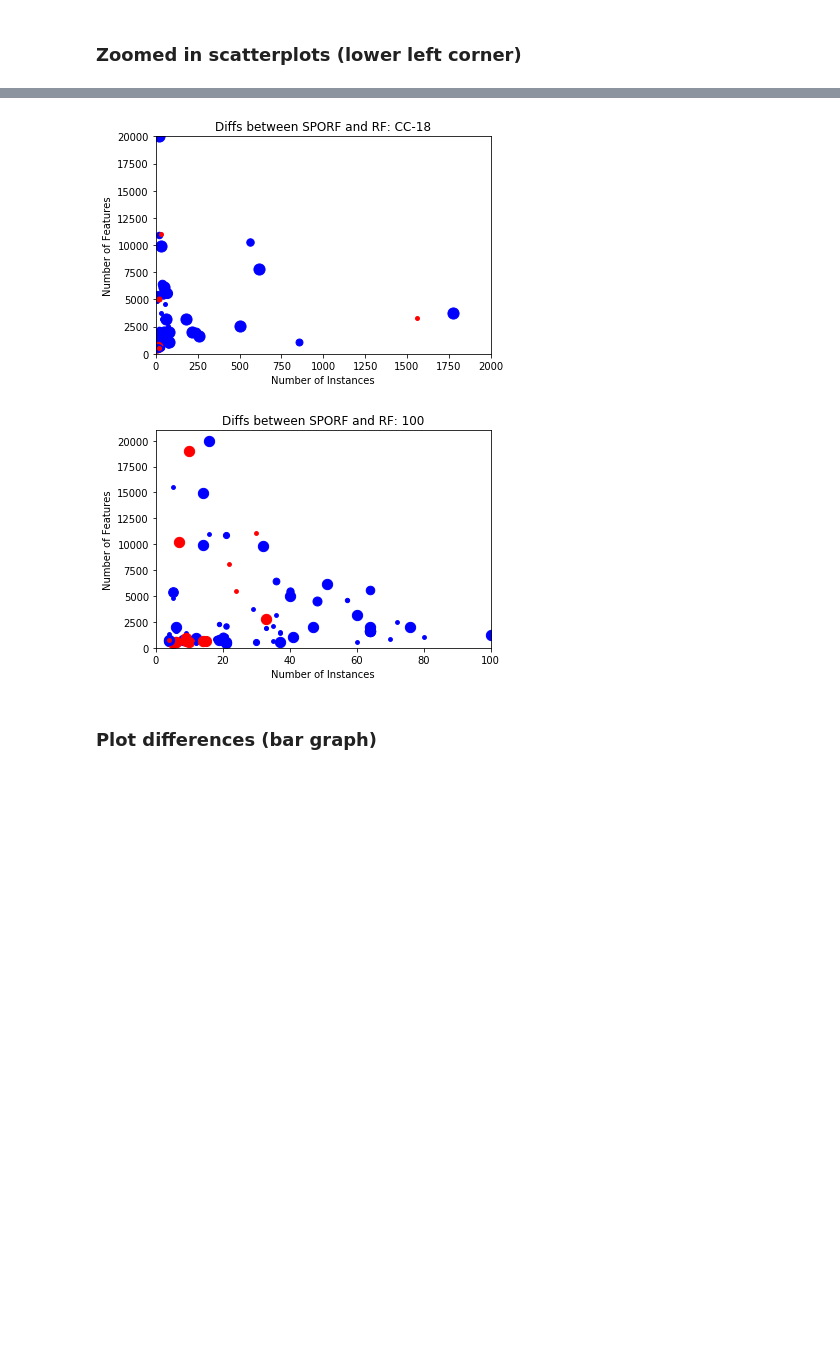
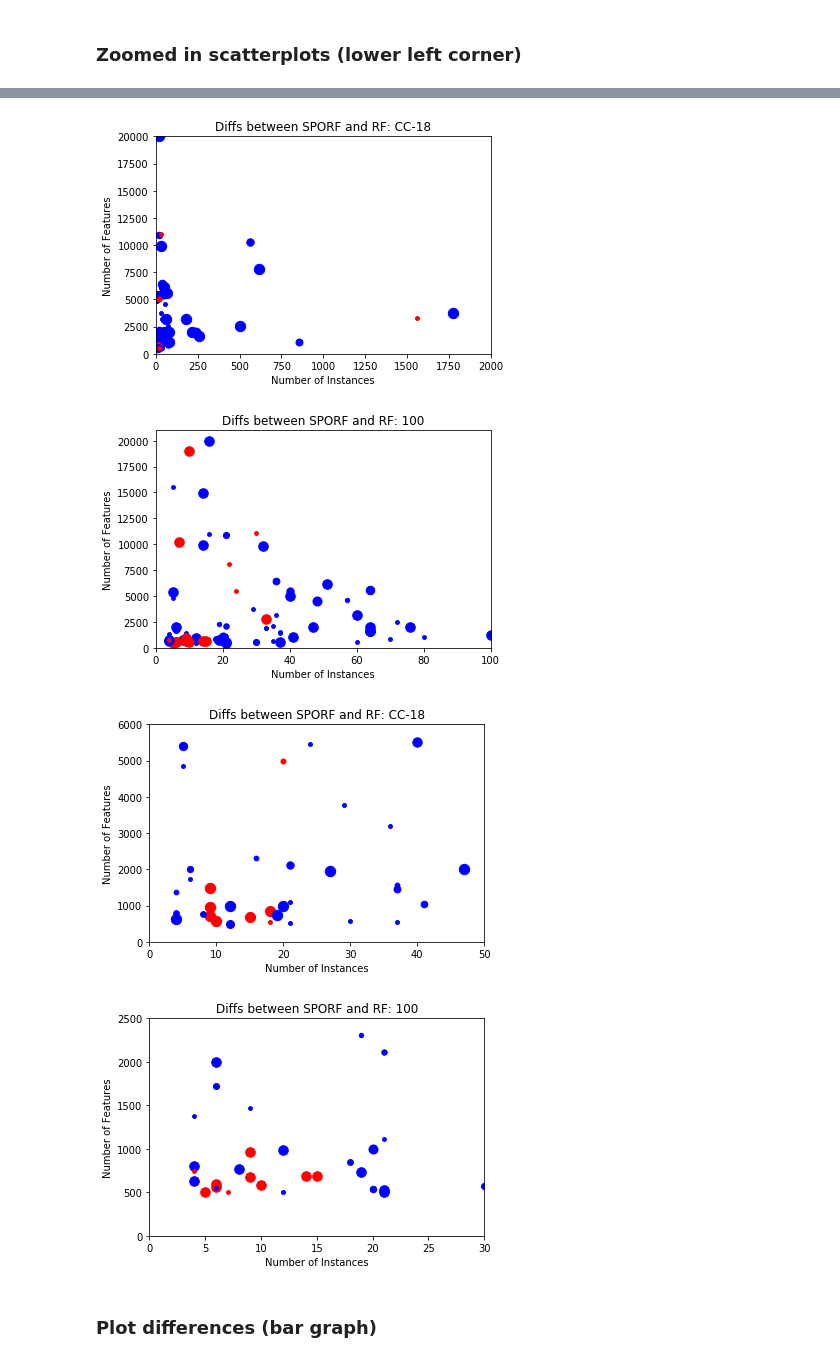
Before and after one commit to NeuroDataDesign/tealeaf, a Jupyter notebook: suyeon/code/OpenML_SPORF_vs_sklearnRF_default.ipynb, the cells around one changed output, grey strips where cells are left out. Drawn from its saved outputs; the diff is of its cells as text; code cells hidden in the pictures; blank space fills up the shorter version.

Commit message:
update defaulta parameter comparison figures (added more zooom)

```diff
--- a/suyeon/code/OpenML_SPORF_vs_sklearnRF_default.ipynb
+++ b/suyeon/code/OpenML_SPORF_vs_sklearnRF_default.ipynb
@@ -289,6 +289,40 @@ plt.xlim([0,100])
 plt.ylim([0,21000])
 
 print(red_100)
+
+# zoomed in even further!
+
+red_CC18 = 0
+plt.figure()
+for i in range(len(Eacc_diffs_CC18)):
+    if Eacc_diffs_CC18[i] > 0:
+        plt.plot(dimen_CC18[i][1],dimen_CC18[i][0],'bo',MarkerSize = (Eacc_diffs_CC18[i])*500)
+    else:
+        plt.plot(dimen_CC18[i][1],dimen_CC18[i][0],'ro',MarkerSize = (Eacc_diffs_CC18[i])*-500)
+        red_CC18 += 1
+plt.xlabel('Number of Instances')
+plt.ylabel('Number of Features')
+plt.title('Diffs between SPORF and RF: CC-18')
+plt.xlim([0,50])
+plt.ylim([0,6000])
+
+print(red_CC18)
+
+red_100 = 0
+plt.figure()
+for i in range(len(Eacc_diffs_100)):
+    if Eacc_diffs_100[i] > 0:
+        plt.plot(dimen_100[i][1],dimen_100[i][0],'bo',MarkerSize = (Eacc_diffs_100[i])*500)
+    else:
+        plt.plot(dimen_100[i][1],dimen_100[i][0],'ro',MarkerSize = (Eacc_diffs_100[i])*-500)
+        red_100 += 1
+plt.xlabel('Number of Instances')
+plt.ylabel('Number of Features')
+plt.title('Diffs between SPORF and RF: 100')
+plt.xlim([0,30])
+plt.ylim([0,2500])
+
+print(red_100)
 # %% [output]
 11
 17
@@ -295,5 +331,7 @@ print(red_100)
 [figure]
 [figure]
+[figure, added]
+[figure, added]
 # %% [markdown]
 ### Plot differences (bar graph)
 # %%
```
Also changed, not shown: parts of 1 cell of this notebook.
